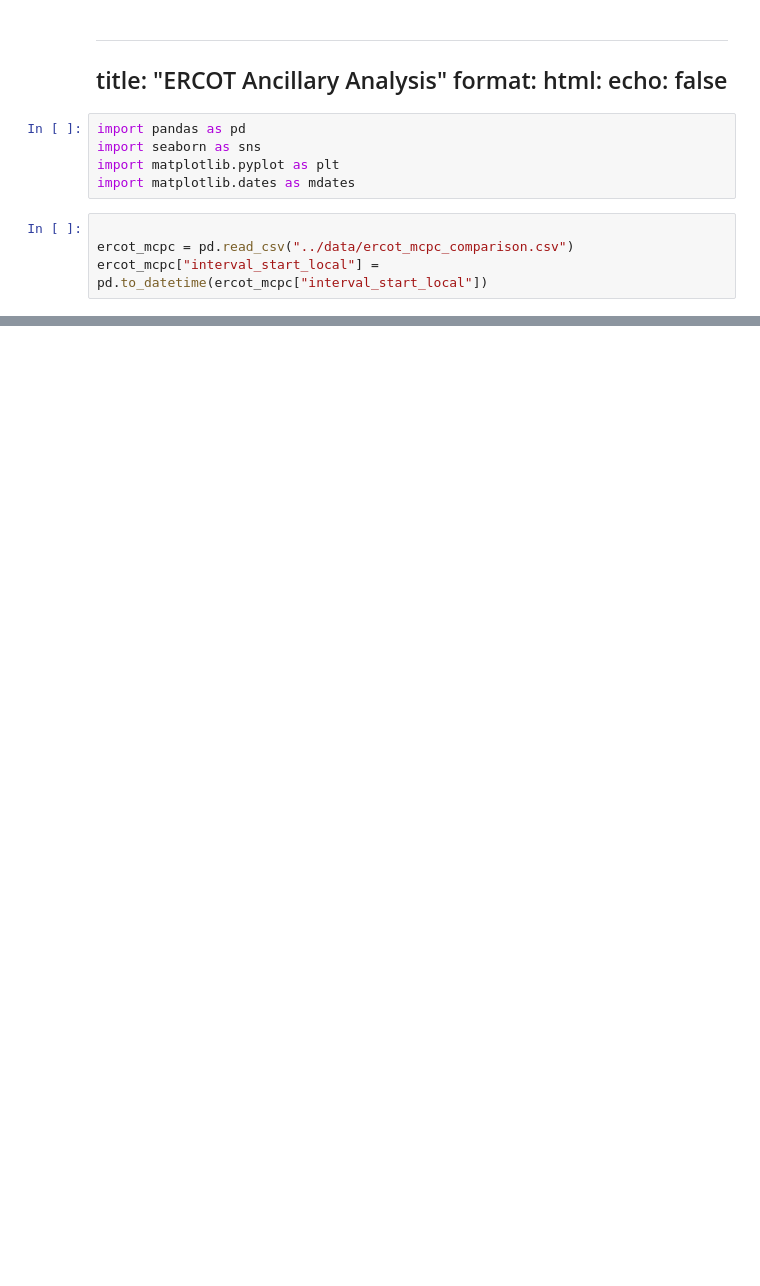
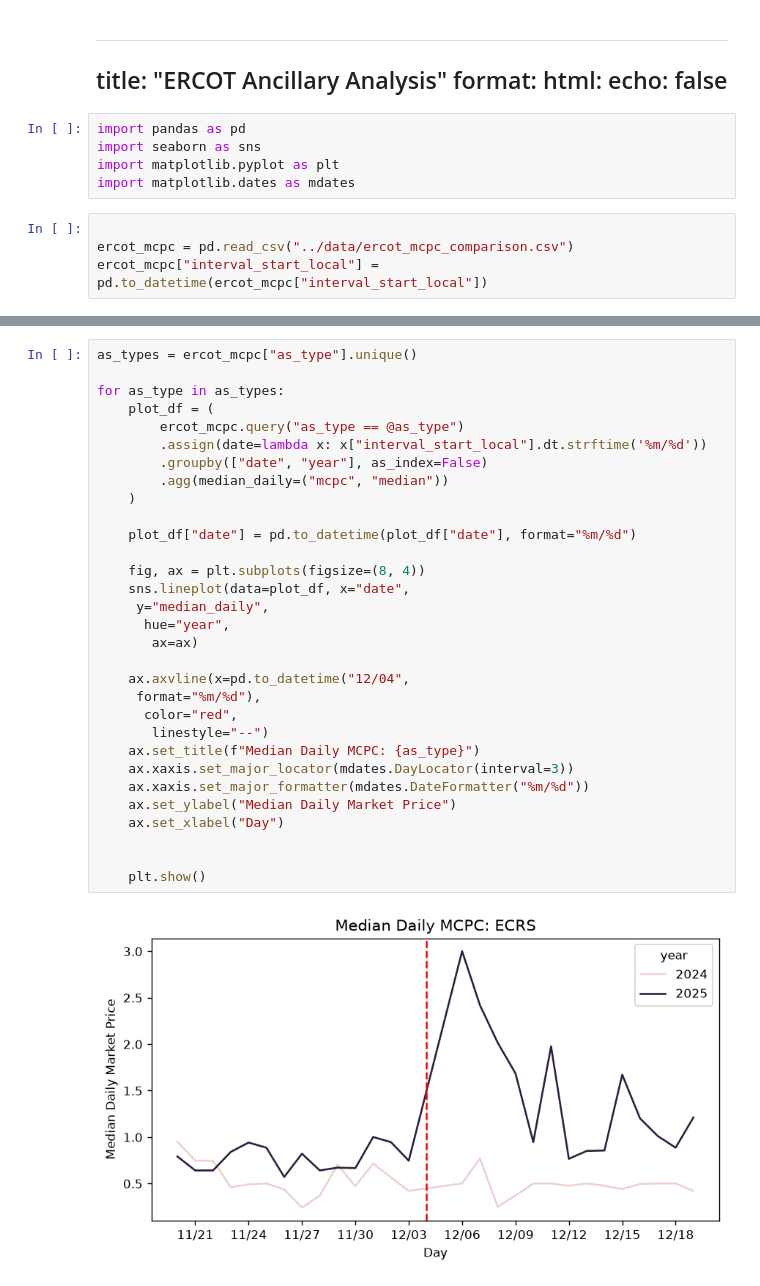
Before and after one commit to ogarz/artifex_quarto, a Jupyter notebook: projects/ercot_ancillary_analysis.ipynb, the cells around one changed output, grey strips where cells are left out. Cells and saved outputs as stored; diff of their text form; blank space fills up the shorter version.

Commit message:
ERCOT Ancillary Analysis Plot Fix 3

```diff
--- a/projects/ercot_ancillary_analysis.ipynb
+++ b/projects/ercot_ancillary_analysis.ipynb
@@ -51,0 +17,33 @@ for as_type in as_types:
+# %%
+as_types = ercot_mcpc["as_type"].unique()
+
+for as_type in as_types:
+    plot_df = (
+        ercot_mcpc.query("as_type == @as_type")
+        .assign(date=lambda x: x["interval_start_local"].dt.strftime('%m/%d'))
+        .groupby(["date", "year"], as_index=False)
+        .agg(median_daily=("mcpc", "median"))
+    )
+
+    plot_df["date"] = pd.to_datetime(plot_df["date"], format="%m/%d")
+
+    fig, ax = plt.subplots(figsize=(8, 4))
+    sns.lineplot(data=plot_df, x="date",
+     y="median_daily",
+      hue="year",
+       ax=ax)
+
+    ax.axvline(x=pd.to_datetime("12/04",
+     format="%m/%d"),
+      color="red",
+       linestyle="--")
+    ax.set_title(f"Median Daily MCPC: {as_type}")
+    ax.xaxis.set_major_locator(mdates.DayLocator(interval=3))
+    ax.xaxis.set_major_formatter(mdates.DateFormatter("%m/%d"))
+    ax.set_ylabel("Median Daily Market Price")
+    ax.set_xlabel("Day")
+
+
+    plt.show()
+# %% [output]
+[figure, added]
```
Also changed, not shown: parts of 2 cells of this notebook.
